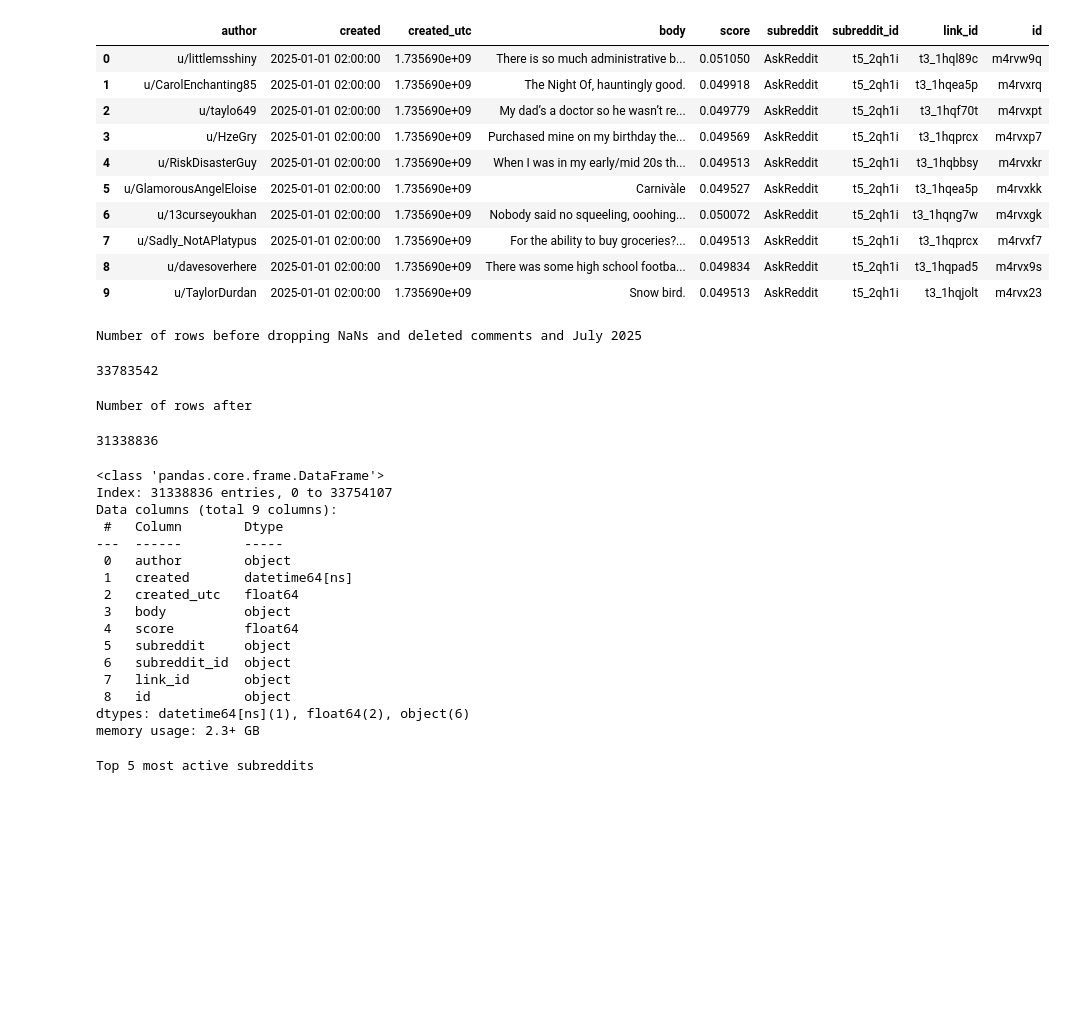
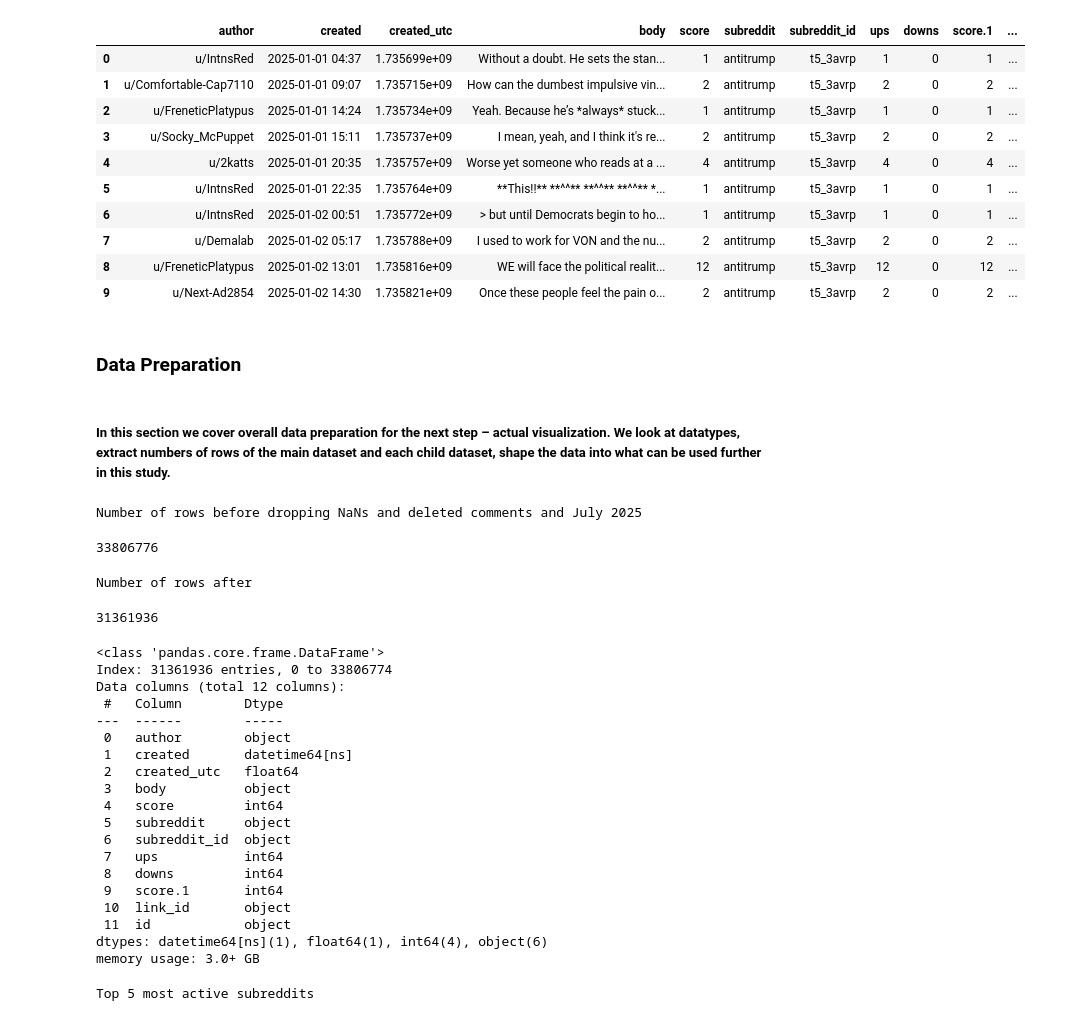
Before and after one commit to kttrryn/CSS_project, a Jupyter notebook: eda.ipynb, the cells around one changed output. Cells and saved outputs as stored; diff of their text form; code cells hidden in the pictures; blank space fills up the shorter version.

```diff
--- a/eda.ipynb
+++ b/eda.ipynb
@@ -5,24 +21,28 @@ import numpy as np
 # %%
-data = pd.read_csv(r'\comments_data.csv')
+data = pd.read_csv(r'\comments.csv')
 data.head(10)
 # %% [output]
-|  | author | created | created_utc | body | score | subreddit | subreddit_id | link_id | id |
-| 0 | u/littlemsshiny | 2025-01-01 02:00:00 | 1.735690e+09 | There is so much administrative b... | 0.051050 | AskReddit | t5_2qh1i | t3_1hql89c | m4rvw9q |
-| 1 | u/CarolEnchanting85 | 2025-01-01 02:00:00 | 1.735690e+09 | The Night Of, hauntingly good. | 0.049918 | AskReddit | t5_2qh1i | t3_1hqea5p | m4rvxrq |
-| 2 | u/taylo649 | 2025-01-01 02:00:00 | 1.735690e+09 | My dad’s a doctor so he wasn’t re... | 0.049779 | AskReddit | t5_2qh1i | t3_1hqf70t | m4rvxpt |
-| 3 | u/HzeGry | 2025-01-01 02:00:00 | 1.735690e+09 | Purchased mine on my birthday the... | 0.049569 | AskReddit | t5_2qh1i | t3_1hqprcx | m4rvxp7 |
-| 4 | u/RiskDisasterGuy | 2025-01-01 02:00:00 | 1.735690e+09 | When I was in my early/mid 20s th... | 0.049513 | AskReddit | t5_2qh1i | t3_1hqbbsy | m4rvxkr |
-| 5 | u/GlamorousAngelEloise | 2025-01-01 02:00:00 | 1.735690e+09 | Carnivàle | 0.049527 | AskReddit | t5_2qh1i | t3_1hqea5p | m4rvxkk |
-| 6 | u/13curseyoukhan | 2025-01-01 02:00:00 | 1.735690e+09 | Nobody said no squeeling, ooohing... | 0.050072 | AskReddit | t5_2qh1i | t3_1hqng7w | m4rvxgk |
-| 7 | u/Sadly_NotAPlatypus | 2025-01-01 02:00:00 | 1.735690e+09 | For the ability to buy groceries?... | 0.049513 | AskReddit | t5_2qh1i | t3_1hqprcx | m4rvxf7 |
-| 8 | u/davesoverhere | 2025-01-01 02:00:00 | 1.735690e+09 | There was some high school footba... | 0.049834 | AskReddit | t5_2qh1i | t3_1hqpad5 | m4rvx9s |
-| 9 | u/TaylorDurdan | 2025-01-01 02:00:00 | 1.735690e+09 | Snow bird. | 0.049513 | AskReddit | t5_2qh1i | t3_1hqjolt | m4rvx23 |
+|  | author | created | created_utc | body | score | subreddit | subreddit_id | ups | downs | score.1 | ... |
+| 0 | u/IntnsRed | 2025-01-01 04:37 | 1.735699e+09 | Without a doubt. He sets the stan... | 1 | antitrump | t5_3avrp | 1 | 0 | 1 | ... |
+| 1 | u/Comfortable-Cap7110 | 2025-01-01 09:07 | 1.735715e+09 | How can the dumbest impulsive vin... | 2 | antitrump | t5_3avrp | 2 | 0 | 2 | ... |
+| 2 | u/FreneticPlatypus | 2025-01-01 14:24 | 1.735734e+09 | Yeah. Because he’s *always* stuck... | 1 | antitrump | t5_3avrp | 1 | 0 | 1 | ... |
+| 3 | u/Socky_McPuppet | 2025-01-01 15:11 | 1.735737e+09 | I mean, yeah, and I think it's re... | 2 | antitrump | t5_3avrp | 2 | 0 | 2 | ... |
+| 4 | u/2katts | 2025-01-01 20:35 | 1.735757e+09 | Worse yet someone who reads at a ... | 4 | antitrump | t5_3avrp | 4 | 0 | 4 | ... |
+| 5 | u/IntnsRed | 2025-01-01 22:35 | 1.735764e+09 | **This!!** **^^** **^^** **^^** *... | 1 | antitrump | t5_3avrp | 1 | 0 | 1 | ... |
+| 6 | u/IntnsRed | 2025-01-02 00:51 | 1.735772e+09 | > but until Democrats begin to ho... | 1 | antitrump | t5_3avrp | 1 | 0 | 1 | ... |
+| 7 | u/Demalab | 2025-01-02 05:17 | 1.735788e+09 | I used to work for VON and the nu... | 2 | antitrump | t5_3avrp | 2 | 0 | 2 | ... |
+| 8 | u/FreneticPlatypus | 2025-01-02 13:01 | 1.735816e+09 | WE will face the political realit... | 12 | antitrump | t5_3avrp | 12 | 0 | 12 | ... |
+| 9 | u/Next-Ad2854 | 2025-01-02 14:30 | 1.735821e+09 | Once these people feel the pain o... | 2 | antitrump | t5_3avrp | 2 | 0 | 2 | ... |
+# %% [markdown]
+### Data Preparation
+# %% [markdown]
+##### In this section we cover overall data preparation for the next step – actual visualization. We look at datatypes, extract numbers of rows of the main dataset and each child dataset, shape the data into what can be used further in this study.
 # %%
 print('Number of rows before dropping NaNs and deleted comments and July 2025')
 len(data)
 # %% [output]
 Number of rows before dropping NaNs and deleted comments and July 2025
-33783542
+33806776
 # %%
 data = data[~data['body'].isin(['[removed]', '[deleted]'])]
 data = data.dropna(subset=['body'])
@@ -34,26 +54,29 @@ print('\nNumber of rows after')
 len(data)
 # %% [output]
 Number of rows after
-31338836
+31361936
 # %%
 data.info()
 # %% [output]
 <class 'pandas.core.frame.DataFrame'>
-Index: 31338836 entries, 0 to 33754107
-Data columns (total 9 columns):
+Index: 31361936 entries, 0 to 33806774
+Data columns (total 12 columns):
  #   Column        Dtype
 ---  ------        -----
  0   author        object
  1   created       datetime64[ns]
  2   created_utc   float64
  3   body          object
- 4   score         float64
+ 4   score         int64
  5   subreddit     object
  6   subreddit_id  object
- 7   link_id       object
- 8   id            object
-dtypes: datetime64[ns](1), float64(2), object(6)
-memory usage: 2.3+ GB
+ 7   ups           int64
+ 8   downs         int64
+ 9   score.1       int64
+ 10  link_id       object
+ 11  id            object
+dtypes: datetime64[ns](1), float64(1), int64(4), object(6)
+memory usage: 3.0+ GB
 # %%
 print('Top 5 most active subreddits')
 data['subreddit'].value_counts().sort_values(ascending=False).head(5)
```
Also changed, not shown: parts of 91 cells of this notebook.
